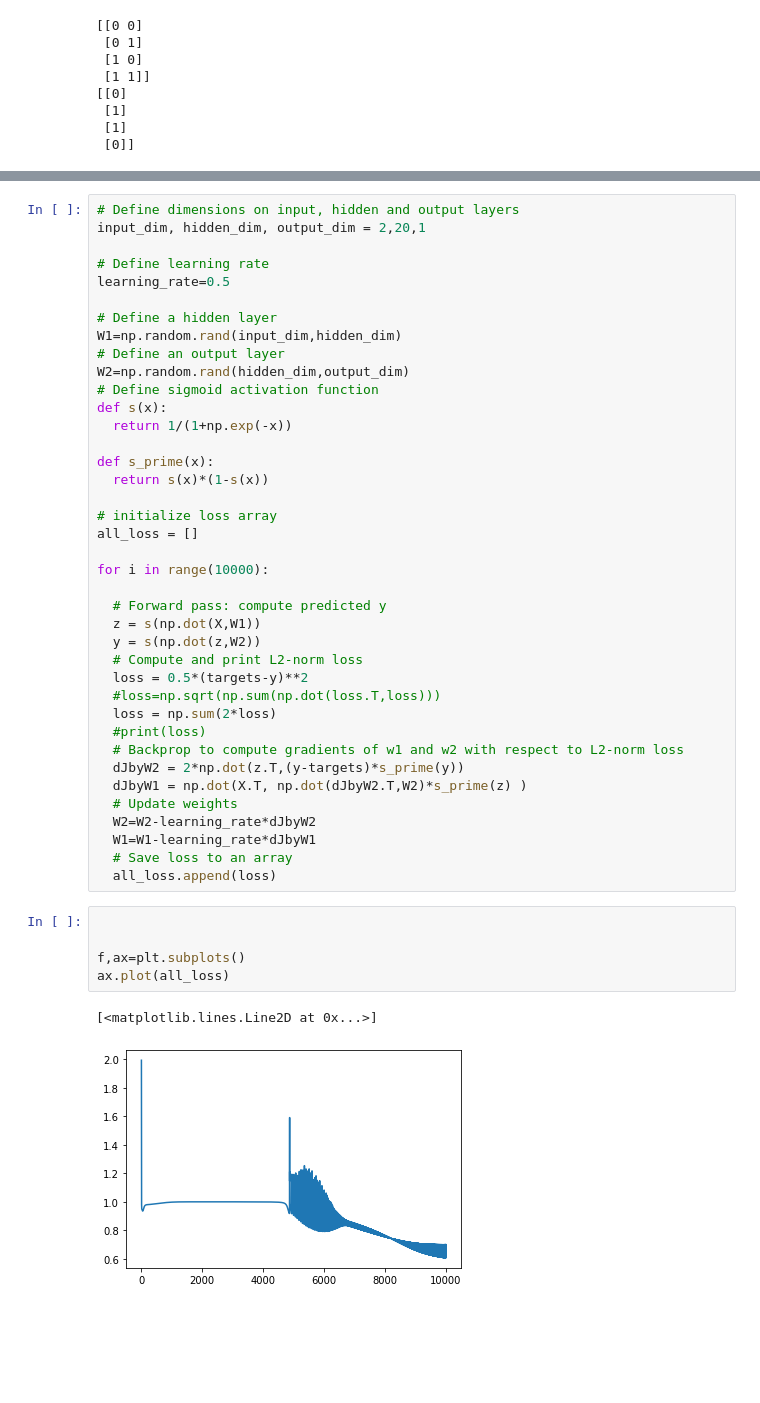
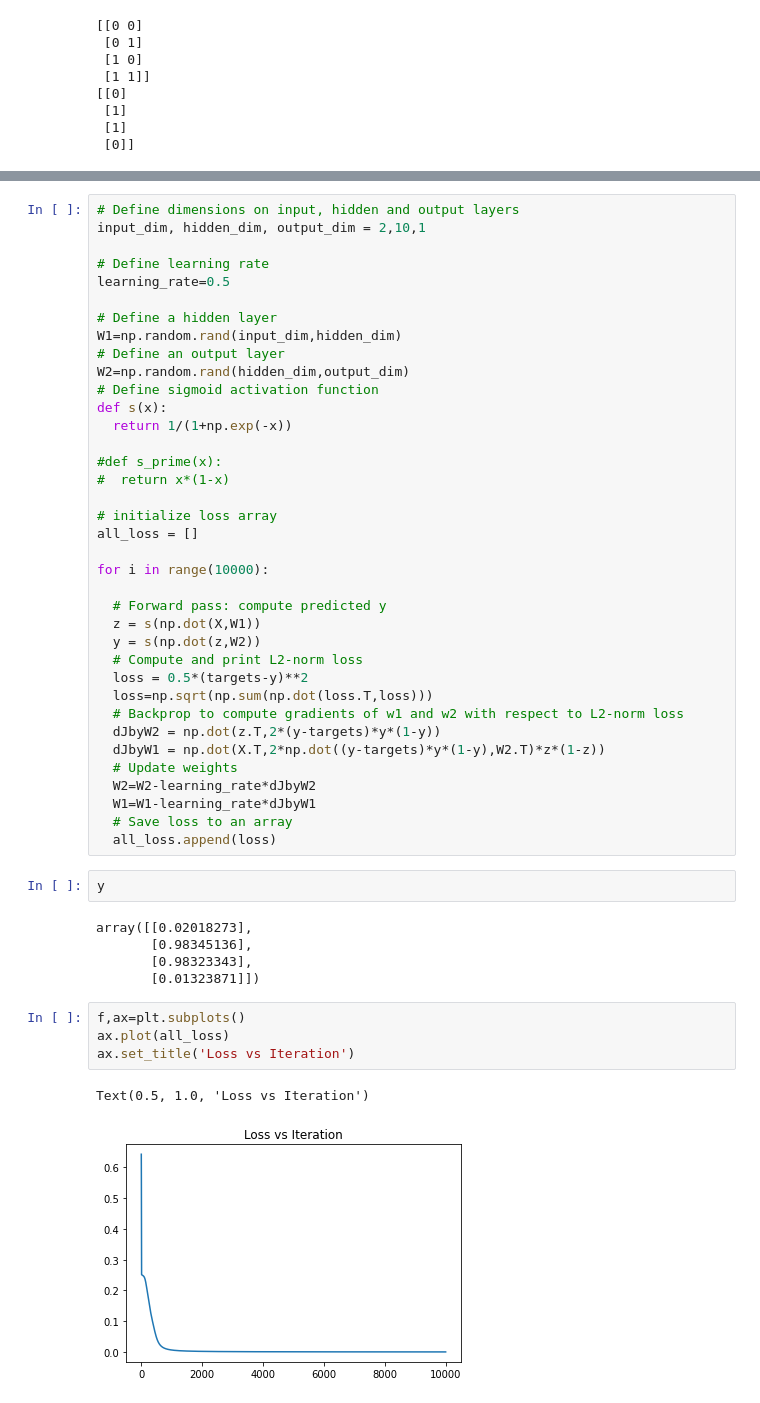
Before and after one commit to egagli/amath563, a Jupyter notebook: labs/1/Lab1.ipynb, the cells around one changed output, grey strips where cells are left out. Saved outputs shown, nothing was run; the diff lists cells and outputs as text; blank space fills up the shorter version.

```diff
--- a/labs/1/Lab1.ipynb
+++ b/labs/1/Lab1.ipynb
@@ -397,6 +399,6 @@ Briefly summarize how to set up a python programming environment on your local c
 # %%
 # Define dimensions on input, hidden and output layers
-input_dim, hidden_dim, output_dim = 2,20,1
+input_dim, hidden_dim, output_dim = 2,10,1
 
 # Define learning rate
 learning_rate=0.5
@@ -409,8 +411,8 @@ W2=np.random.rand(hidden_dim,output_dim)
 def s(x):
   return 1/(1+np.exp(-x))
 
-def s_prime(x):
-  return s(x)*(1-s(x))
+#def s_prime(x):
+#  return x*(1-x)
 
 # initialize loss array
 all_loss = []
@@ -422,22 +424,26 @@ for i in range(10000):
   y = s(np.dot(z,W2))
   # Compute and print L2-norm loss
   loss = 0.5*(targets-y)**2
-  #loss=np.sqrt(np.sum(np.dot(loss.T,loss)))
-  loss = np.sum(2*loss)
-  #print(loss)
+  loss=np.sqrt(np.sum(np.dot(loss.T,loss)))
   # Backprop to compute gradients of w1 and w2 with respect to L2-norm loss
-  dJbyW2 = 2*np.dot(z.T,(y-targets)*s_prime(y))
-  dJbyW1 = np.dot(X.T, np.dot(dJbyW2.T,W2)*s_prime(z) )
+  dJbyW2 = np.dot(z.T,2*(y-targets)*y*(1-y))
+  dJbyW1 = np.dot(X.T,2*np.dot((y-targets)*y*(1-y),W2.T)*z*(1-z))
   # Update weights
   W2=W2-learning_rate*dJbyW2
   W1=W1-learning_rate*dJbyW1
   # Save loss to an array
   all_loss.append(loss)
+# %%
+y
+# %% [output]
+array([[0.02018273],
+       [0.98345136],
+       [0.98323343],
+       [0.01323871]])
 # %%
-
-
 f,ax=plt.subplots()
 ax.plot(all_loss)
+ax.set_title('Loss vs Iteration')
 # %% [output]
-[<matplotlib.lines.Line2D at 0x...>]
+Text(0.5, 1.0, 'Loss vs Iteration')
-[figure, old version]
+[figure, new version]
```
Also changed, not shown: parts of 7 cells of this notebook.
